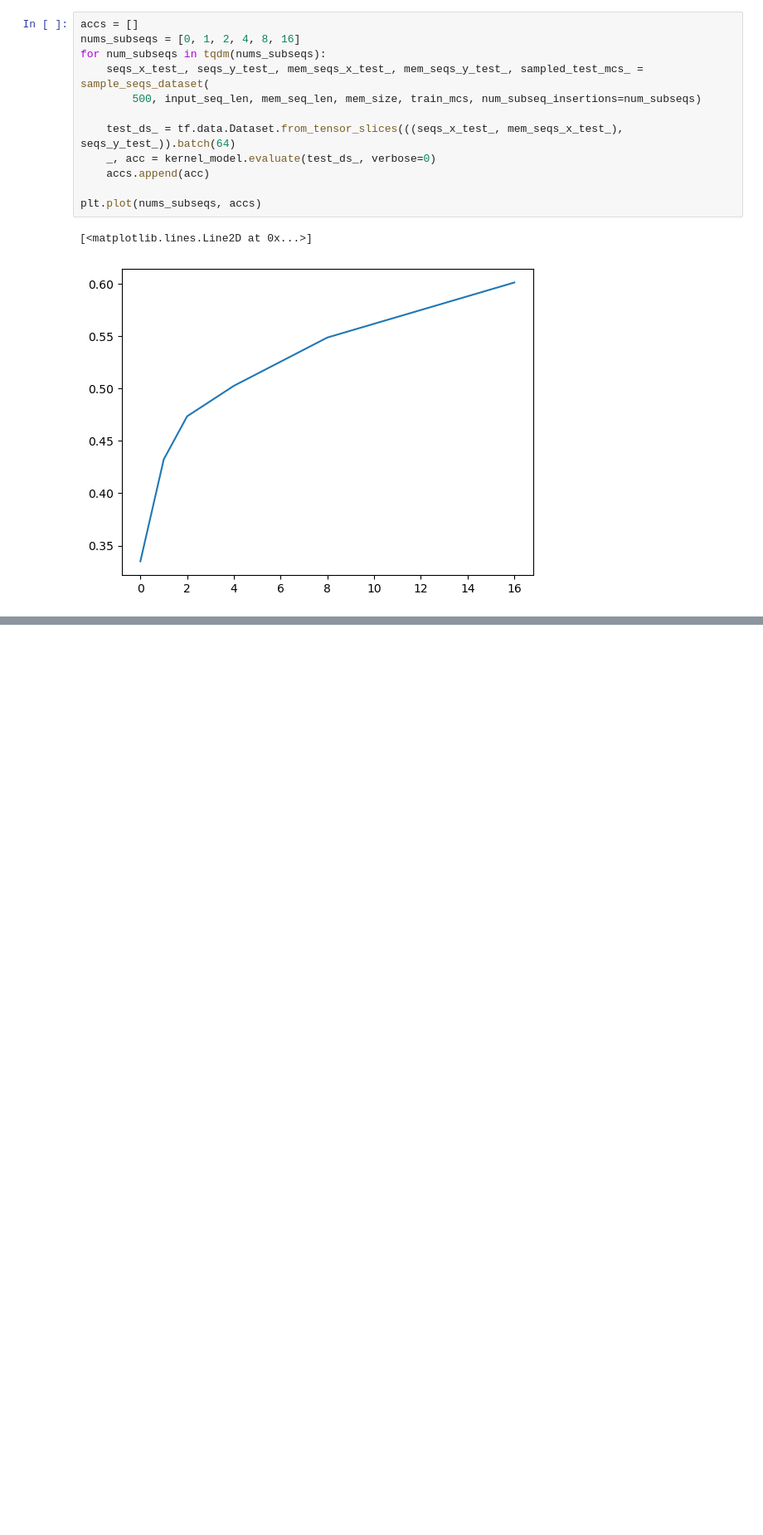
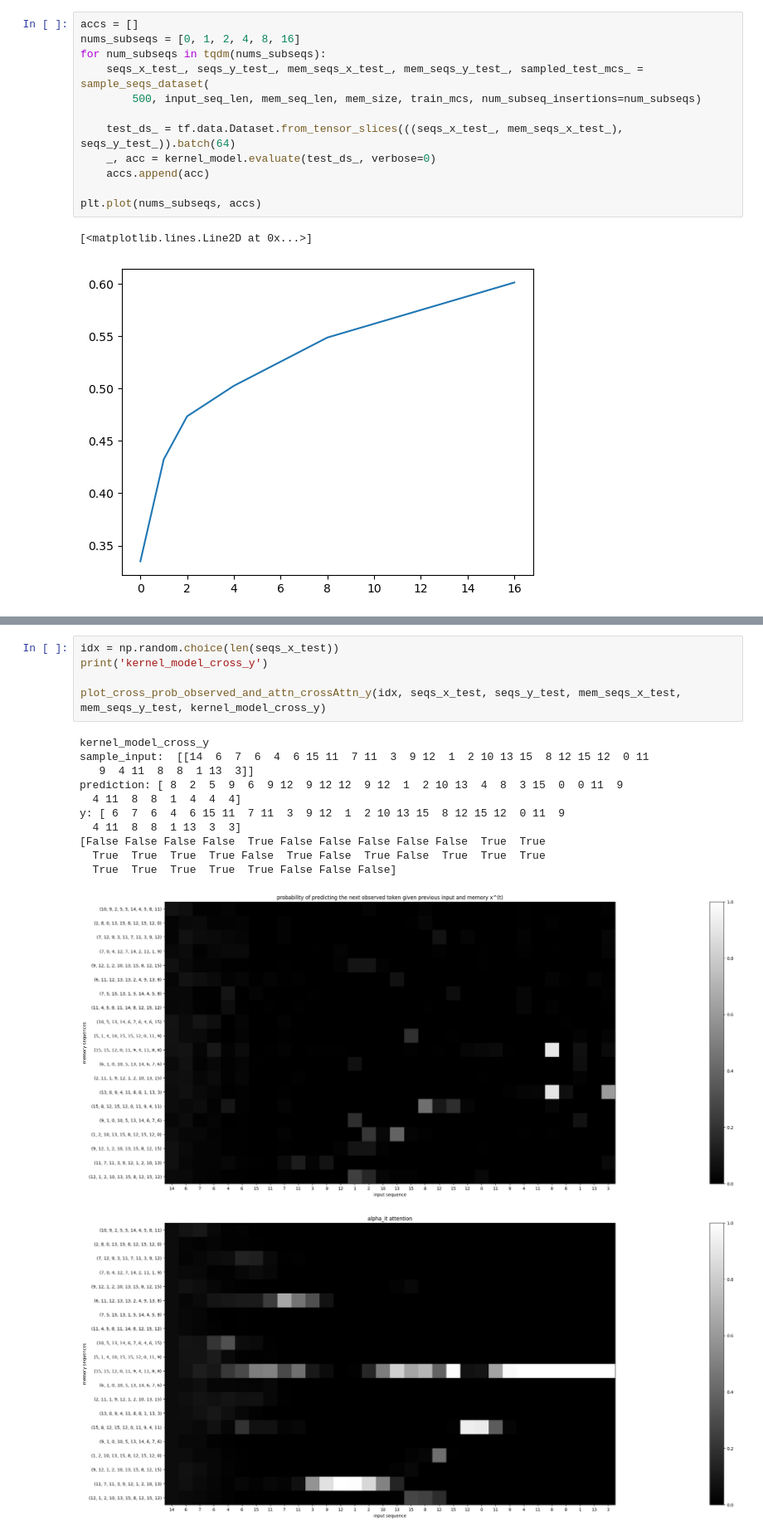
Before and after one commit to Awni00/hierarchical-attention-external-memory, a Jupyter notebook: experiments/mixture_markov_chains.ipynb, the cells around one changed output, grey strips where cells are left out. Shown at 83% size. Saved outputs shown, nothing was run; the diff lists cells and outputs as text; blank space fills up the shorter version.

```diff
--- a/experiments/mixture_markov_chains.ipynb
+++ b/experiments/mixture_markov_chains.ipynb
@@ -536,0 +679,18 @@ plt.plot(nums_subseqs, accs)
+# %%
+idx = np.random.choice(len(seqs_x_test))
+print('kernel_model_cross_y')
+
+plot_cross_prob_observed_and_attn_crossAttn_y(idx, seqs_x_test, seqs_y_test, mem_seqs_x_test, mem_seqs_y_test, kernel_model_cross_y)
+# %% [output]
+kernel_model_cross_y
+sample_input:  [[14  6  7  6  4  6 15 11  7 11  3  9 12  1  2 10 13 15  8 12 15 12  0 11
+   9  4 11  8  8  1 13  3]]
+prediction: [ 8  2  5  9  6  9 12  9 12 12  9 12  1  2 10 13  4  8  3 15  0  0 11  9
+  4 11  8  8  1  4  4  4]
+y: [ 6  7  6  4  6 15 11  7 11  3  9 12  1  2 10 13 15  8 12 15 12  0 11  9
+  4 11  8  8  1 13  3  3]
+[False False False False  True False False False False False  True  True
+  True  True  True  True False  True False  True False  True  True  True
+  True  True  True  True  True False False False]
+[figure, added]
+[figure, added]
```
Also changed, not shown: parts of 22 cells of this notebook.
